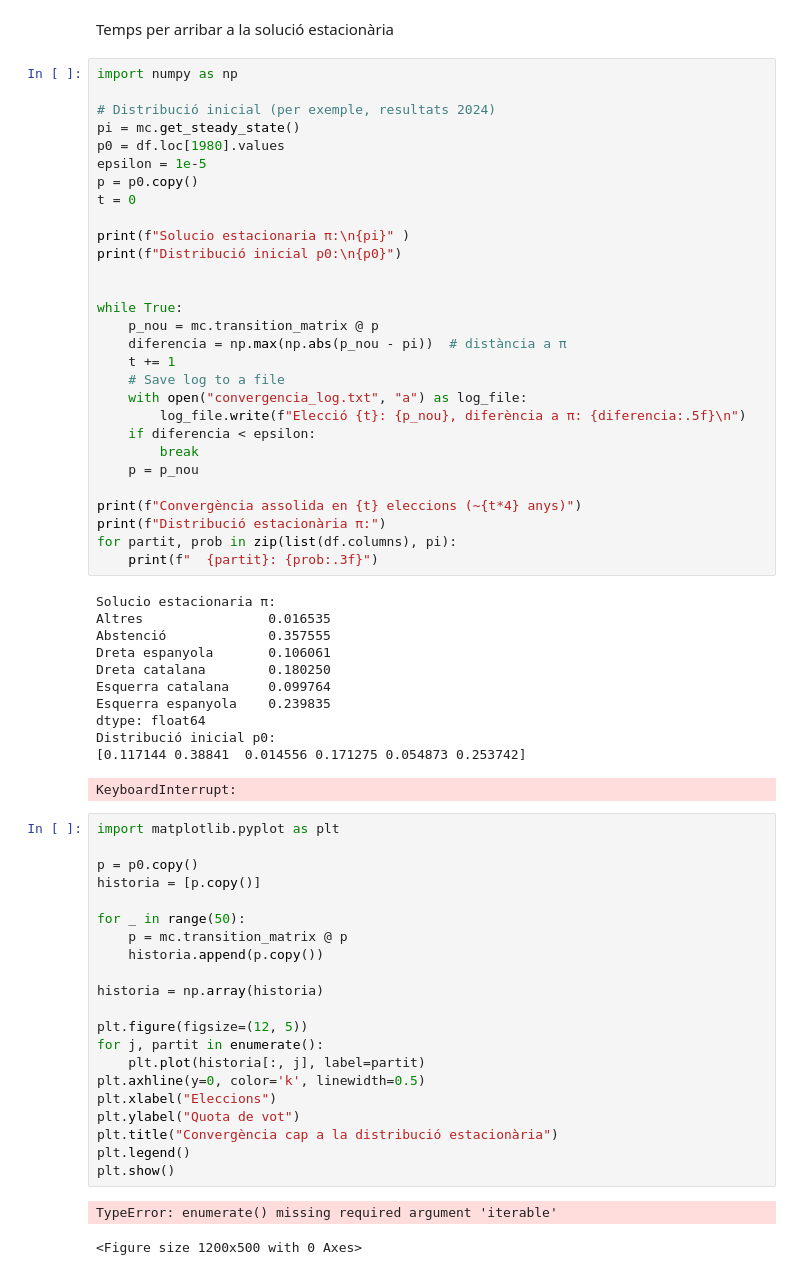
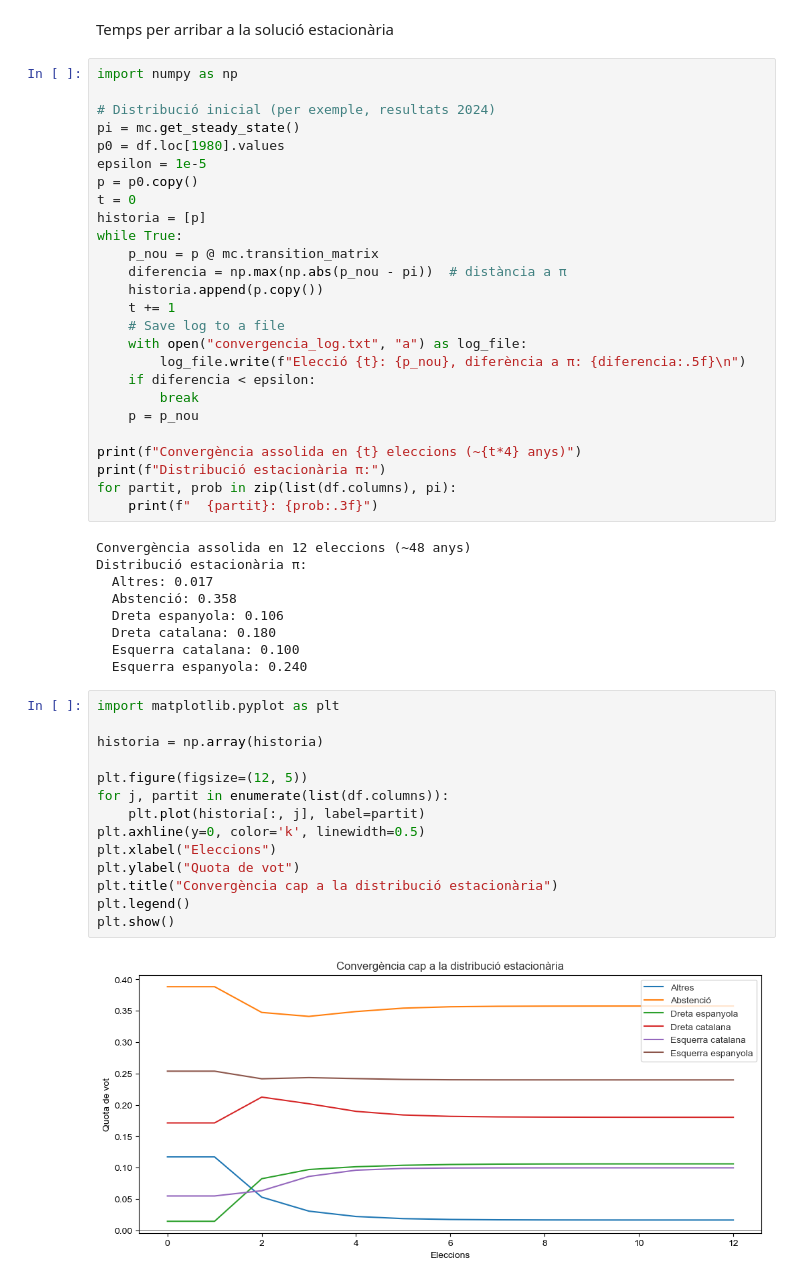
Before and after one commit to la1qa/Markov-Modelling-of-Electoral-Systems, a Jupyter notebook: agrupant.ipynb, the cells around one changed output. Cells and saved outputs as stored; diff of their text form.

Commit message:
temps per arribar a solucio estacionaria, correcte

```diff
--- a/agrupant.ipynb
+++ b/agrupant.ipynb
@@ -165,14 +165,11 @@ p0 = df.loc[1980].values
 epsilon = 1e-5
 p = p0.copy()
 t = 0
-
-print(f"Solucio estacionaria π:\n{pi}" )
-print(f"Distribució inicial p0:\n{p0}")
-
-
+historia = [p]
 while True:
-    p_nou = mc.transition_matrix @ p
+    p_nou = p @ mc.transition_matrix
     diferencia = np.max(np.abs(p_nou - pi))  # distància a π
+    historia.append(p.copy())
     t += 1
     # Save log to a file
     with open("convergencia_log.txt", "a") as log_file:
@@ -186,38 +183,27 @@ print(f"Distribució estacionària π:")
 for partit, prob in zip(list(df.columns), pi):
     print(f"  {partit}: {prob:.3f}")
 # %% [output]
-Solucio estacionaria π:
-Altres                0.016535
-Abstenció             0.357555
-Dreta espanyola       0.106061
-Dreta catalana        0.180250
-Esquerra catalana     0.099764
-Esquerra espanyola    0.239835
-dtype: float64
-Distribució inicial p0:
-[0.117144 0.38841  0.014556 0.171275 0.054873 0.253742]
+Convergència assolida en 12 eleccions (~48 anys)
+Distribució estacionària π:
+  Altres: 0.017
+  Abstenció: 0.358
+  Dreta espanyola: 0.106
+  Dreta catalana: 0.180
+  Esquerra catalana: 0.100
+  Esquerra espanyola: 0.240
-KeyboardInterrupt:
 # %%
 import matplotlib.pyplot as plt
-
-p = p0.copy()
-historia = [p.copy()]
-
-for _ in range(50):
-    p = mc.transition_matrix @ p
-    historia.append(p.copy())
 
 historia = np.array(historia)
 
 plt.figure(figsize=(12, 5))
-for j, partit in enumerate():
+for j, partit in enumerate(list(df.columns)):
     plt.plot(historia[:, j], label=partit)
 plt.axhline(y=0, color='k', linewidth=0.5)
 plt.xlabel("Eleccions")
 plt.ylabel("Quota de vot")
 plt.title("Convergència cap a la distribució estacionària")
 plt.legend()
 plt.show()
 # %% [output]
-TypeError: enumerate() missing required argument 'iterable'
-<Figure size 1200x500 with 0 Axes>
+[figure, added]
```
Also changed, not shown: 1 other file.
